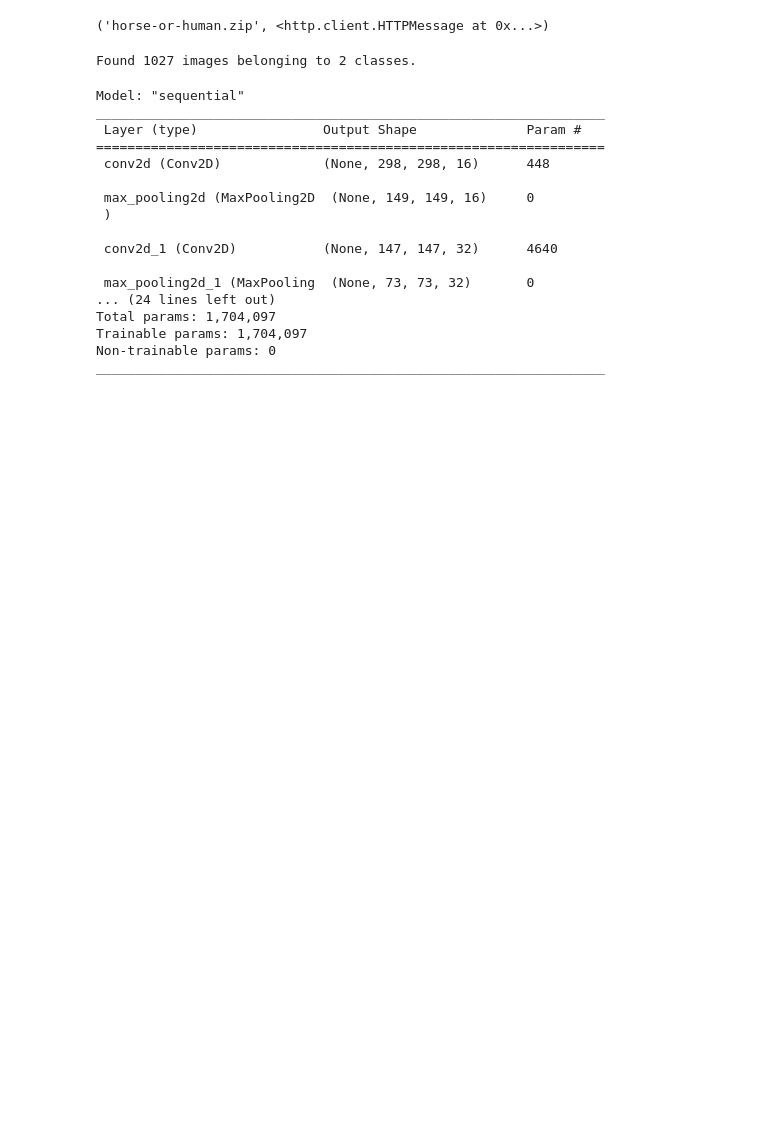
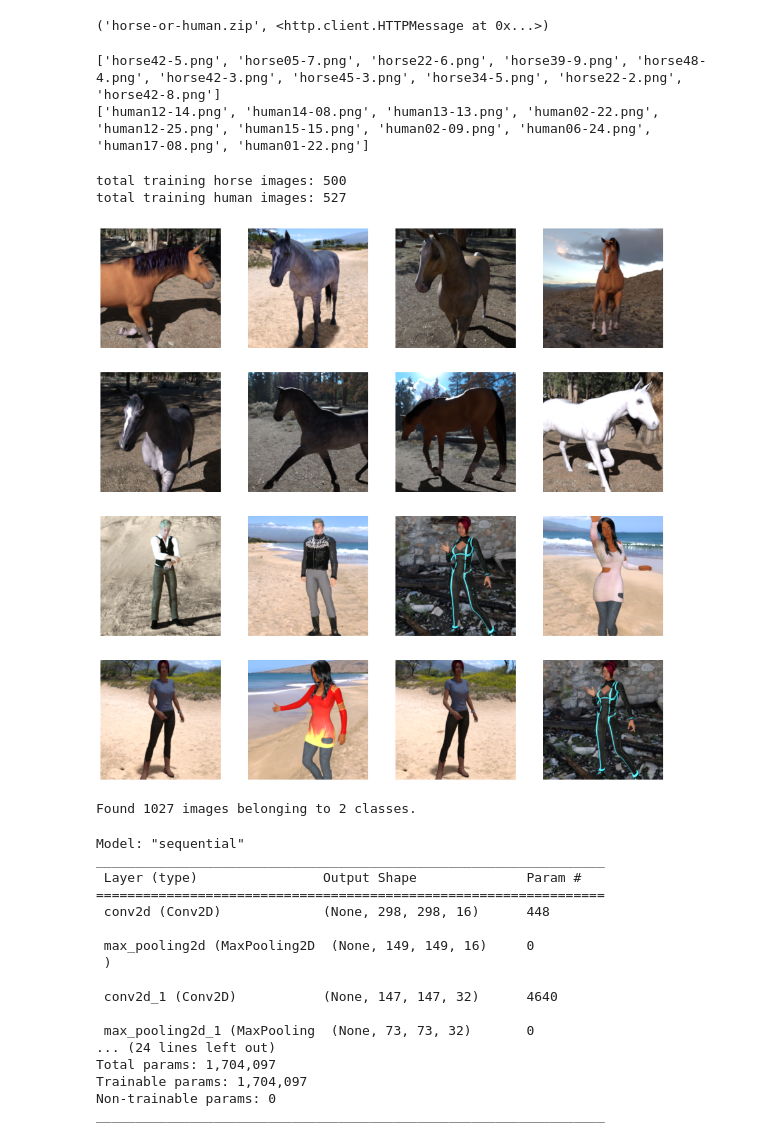
Before and after one commit to bdwivedi/ml-vision-brij, a Jupyter notebook: cnn_hrs_hmn.ipynb, the cells around one changed output. Drawn from its saved outputs; the diff is of its cells as text; code cells hidden in the pictures; blank space fills up the shorter version.

```diff
--- a/cnn_hrs_hmn.ipynb
+++ b/cnn_hrs_hmn.ipynb
@@ -17,4 +35,51 @@ zip_ref.extractall(training_dir)
 zip_ref.close()
+# %%
+train_horse_dir = os.path.join('/tmp/horse-or-human/horses')
+train_human_dir = os.path.join('/tmp/horse-or-human/humans')
+# %%
+train_horse_name = os.listdir(train_horse_dir)
+print(train_horse_name[:10])
+
+train_human_name = os.listdir(train_human_dir)
+print(train_human_name[:10])
+# %% [output]
+['horse42-5.png', 'horse05-7.png', 'horse22-6.png', 'horse39-9.png', 'horse48-4.png', 'horse42-3.png', 'horse45-3.png', 'horse34-5.png', 'horse22-2.png', 'horse42-8.png']
+['human12-14.png', 'human14-08.png', 'human13-13.png', 'human02-22.png', 'human12-25.png', 'human15-15.png', 'human02-09.png', 'human06-24.png', 'human17-08.png', 'human01-22.png']
+# %%
+print('total training horse images:', len(os.listdir(train_horse_dir)))
+print('total training human images:', len(os.listdir(train_human_dir)))
+# %% [output]
+total training horse images: 500
+total training human images: 527
+# %%
+%matplotlib inline
+
+import matplotlib.pyplot as plt
+import matplotlib.image as mpimg
+
+nrows = 4
+ncols = 4
+
+pic_index = 0
+# %%
+fig = plt.gcf()
+fig.set_size_inches(ncols * 4, nrows * 4)
+
+pic_index += 8
+
+next_horse_pix = [os.path.join(train_horse_dir,fname) for fname in train_horse_name[pic_index-8:pic_index]]
+next_human_pix = [os.path.join(train_human_dir, fname) for fname in train_human_name[pic_index-8:pic_index]]
+#print(next_horse_pix)
+for i, img_path in enumerate(next_horse_pix + next_human_pix):
+  sp = plt.subplot(nrows, ncols, i + 1)
+  sp.axis('off')
+
+  img = mpimg.imread(img_path)
+  plt.imshow(img)
+
+plt.show()
+# %% [output]
+[figure, added]
 # %%
 from tensorflow.keras.preprocessing.image import ImageDataGenerator
 # %%
```
Also changed, not shown: parts of 13 cells of this notebook.
